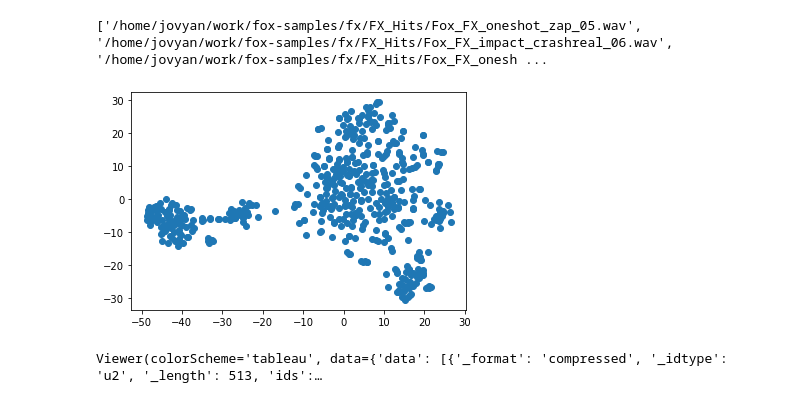
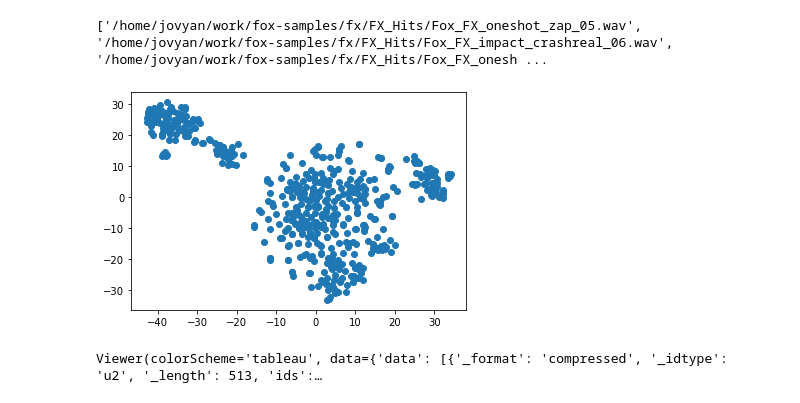
Before and after one commit to Ameobea/web-synth, a Jupyter notebook: src/sampleLibrary/embeddingBrowser/gen_embedding.ipynb, the cells around one changed output. Cells and saved outputs as stored; diff of their text form; code cells hidden in the pictures.

Commit message:
Add support for generating sample embeddings using spectrogram
 * Supports spectrogram, MFTT, or combined

```diff
--- a/src/sampleLibrary/embeddingBrowser/gen_embedding.ipynb
+++ b/src/sampleLibrary/embeddingBrowser/gen_embedding.ipynb
@@ -50,69 +50,83 @@ from sklearn.preprocessing import StandardScaler
 from scipy.ndimage import gaussian_filter
 
 fixed_length = 100
-fft_size = 512 # 2048
-hop_length = fft_size//8
+fft_size = 512
+hop_length = fft_size // 8
 
-# if true, mfccs are stretched or folded to fixed_length rather than truncated/padded
+# if true, features are stretched or folded to fixed_length rather than truncated/padded
 stretch_and_fold = True
 
-def fold_mfcc(mfcc, fixed_length, sigma=2):
-    n_mfcc, n_frames = mfcc.shape
-    mfcc_filtered = gaussian_filter(mfcc, sigma=(0, sigma))
+# 'mfcc', 'spectrogram', or 'both'
+feature_type = 'spectrogram'
+
+def fold_features(features, fixed_length, sigma=2):
+    n_features, n_frames = features.shape
+    features_filtered = gaussian_filter(features, sigma=(0, sigma))
 
     step = n_frames // fixed_length
-    mfcc_folded = np.zeros((n_mfcc, fixed_length))
+    features_folded = np.zeros((n_features, fixed_length))
 
     for i in range(fixed_length):
         start = i * step
         end = (i + 1) * step
-        mfcc_folded[:, i] = np.mean(mfcc_filtered[:, start:end], axis=1)
+        features_folded[:, i] = np.mean(features_filtered[:, start:end], axis=1)
 
-    return mfcc_folded
+    return features_folded
 
-def process_mfcc(mfcc, fixed_length):
-    n_mfcc, n_frames = mfcc.shape
+def process_features(features, fixed_length):
+    n_features, n_frames = features.shape
     if n_frames < fixed_length:
         x = np.linspace(0, n_frames - 1, fixed_length)
-        mfcc_stretched = np.zeros((n_mfcc, fixed_length))
-        for i in range(n_mfcc):
-            interpolator = interp1d(range(n_frames), mfcc[i], kind='linear', fill_value="extrapolate")
-            mfcc_stretched[i] = interpolator(x)
-        return mfcc_stretched
+        features_stretched = np.zeros((n_features, fixed_length))
+        for i in range(n_features):
+            interpolator = interp1d(range(n_frames), features[i], kind='linear', fill_value="extrapolate")
+            features_stretched[i] = interpolator(x)
+        return features_stretched
     elif n_frames > fixed_length:
-        mfcc_folded = fold_mfcc(mfcc, fixed_length)
-        return mfcc_folded
+        features_folded = fold_features(features, fixed_length)
+        return features_folded
     else:
-        return mfcc
+        return features
 
-mfccs = []
+features_list = []
 for file in audio_files:
     y, sr = librosa.load(file)
-    mfcc = librosa.feature.mfcc(y=y, sr=sr, n_fft=fft_size, hop_length=hop_length)
 
-    if stretch_and_fold:
-        mfcc_processed = process_mfcc(mfcc, fixed_length)
-    else:
-        if len(mfcc[0]) < fixed_length:
-            mfcc_processed = np.pad(mfcc, ((0, 0), (0, fixed_length - len(mfcc[0]))), mode='constant')
+    if feature_type in ('mfcc', 'both'):
+        mfcc = librosa.feature.mfcc(y=y, sr=sr, n_fft=fft_size, hop_length=hop_length)
+        if stretch_and_fold:
+            mfcc_processed = process_features(mfcc, fixed_length)
         else:
-            mfcc_processed = mfcc[:, :fixed_length]
+            mfcc_processed = np.pad(mfcc, ((0, 0), (0, fixed_length - len(mfcc[0]))), mode='constant') if len(mfcc[0]) < fixed_length else mfcc[:, :fixed_length]
 
-    mfccs.append(mfcc_processed.ravel())
+    if feature_type in ('spectrogram', 'both'):
+        spectrogram = np.abs(librosa.stft(y, n_fft=fft_size, hop_length=hop_length))
+        if stretch_and_fold:
+            spectrogram_processed = process_features(spectrogram, fixed_length)
+        else:
+            spectrogram_processed = np.pad(spectrogram, ((0, 0), (0, fixed_length - len(spectrogram[0]))), mode='constant') if len(spectrogram[0]) < fixed_length else spectrogram[:, :fixed_length]
+
+    if feature_type == 'both':
+        features_concat = np.vstack((mfcc_processed, spectrogram_processed))
+        features_list.append(features_concat.ravel())
+    elif feature_type == 'mfcc':
+        features_list.append(mfcc_processed.ravel())
+    else: # feature_type == 'spectrogram'
+        features_list.append(spectrogram_processed.ravel())
 
 # Standardize features
 scaler = StandardScaler()
-mfccs_scaled = scaler.fit_transform(mfccs)
+features_scaled = scaler.fit_transform(features_list)
 
 # Dimensionality reduction using t-SNE
 tsne = TSNE(n_components=2, perplexity=30, learning_rate=200)
 embeddings = tsne.fit_transform(mfccs_scaled)
 
 # Plot 2D embeddings
 plt.scatter(embeddings[:, 0], embeddings[:, 1])
 plt.show()
 # %% [output]
-[figure, old version]
+[figure, new version]
 # %%
 import math
 import emblaze
```
